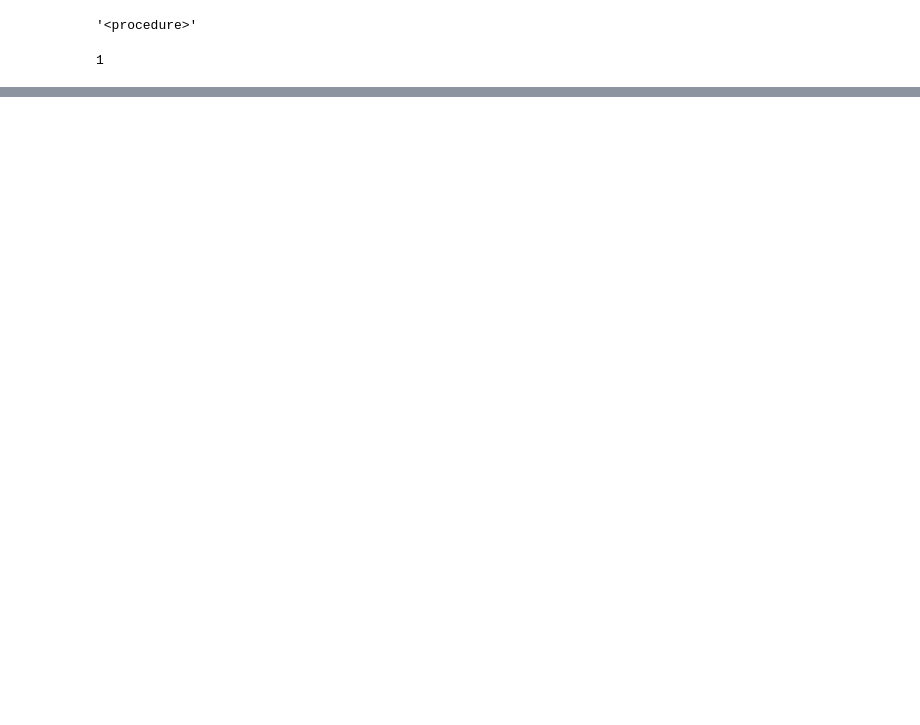
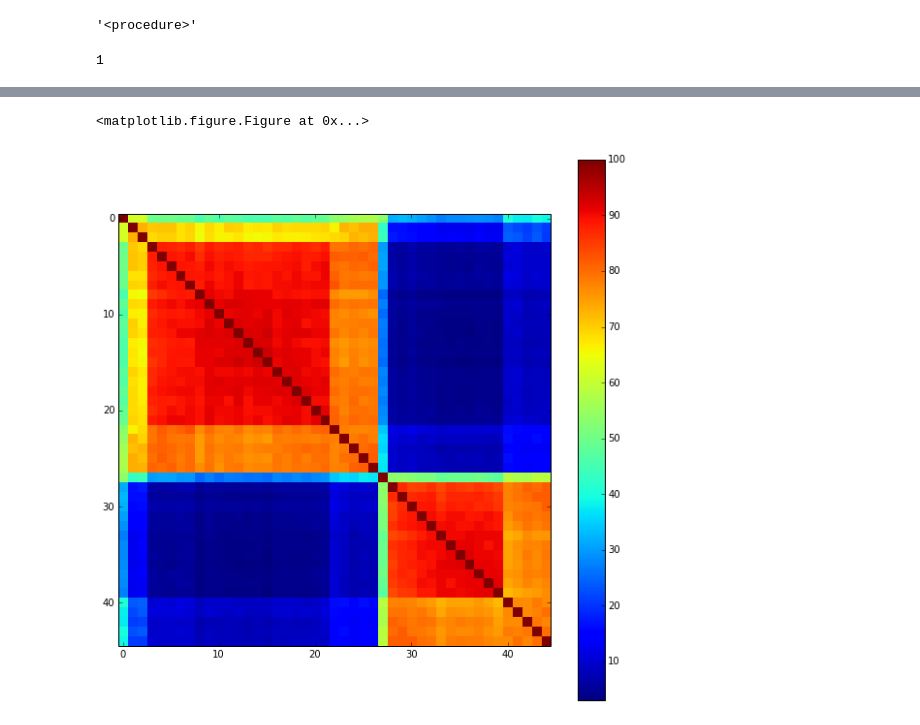
Before and after one commit to ap728/ppl-hormones, a Jupyter notebook: src/main.ipynb, the cells around one changed output, grey strips where cells are left out. Saved outputs shown, nothing was run; the diff lists cells and outputs as text; code cells hidden in the pictures; blank space fills up the shorter version.

```diff
--- a/src/main.ipynb
+++ b/src/main.ipynb
@@ -308,31 +376,34 @@ reshaped = sch.linkage(co_occurrence_matrix)
 # ax.imshow(co_occurrence_matrix, interpolation='nearest') #interpolation changes fuzzyness. try 'none' or 'nearest'
 # plt.show()
 # %%
-co_occurrence_matrix = np.divide(co_occurrence_matrix, 10000)
+co_occurrence_matrix = np.divide(co_occurrence_matrix, 10)
 
 # Reshape co-occurence_matrix by linkage
 linkage = sch.linkage(co_occurrence_matrix)
 dendrogram_right = sch.dendrogram(linkage, orientation='right')
 dendrogram = sch.dendrogram(linkage)
 idx1 = dendrogram_right['leaves']
 idx2 = dendrogram['leaves']
 co_occurrence_matrix = co_occurrence_matrix[idx1,:]
 co_occurrence_matrix = co_occurrence_matrix[:,idx2]
 
 # Co-occurrence matrix figure
 
 plt.clf()
 fig, ax = plt.subplots(figsize=(10, 10), dpi=100)
 map=ax.imshow(co_occurrence_matrix, interpolation='nearest')
 plt.colorbar(map)
 plt.savefig('co-occurrence.pdf') # this line has to come before plt.show
 plt.show()
 
 # print(reshaped)
 # reshaped.shape
 
 # plt.clf()
 # fig, ax = plt.subplots(figsize=(10, 10), dpi=100)
 # ax.imshow(reshaped, interpolation='nearest')
 # plt.savefig('co-occurrence.pdf') # this line has to come before plt.show
 # plt.show()
+# %% [output]
+<matplotlib.figure.Figure at 0x...>
+[figure, added]
```
Also changed, not shown: parts of 10 cells of this notebook.
